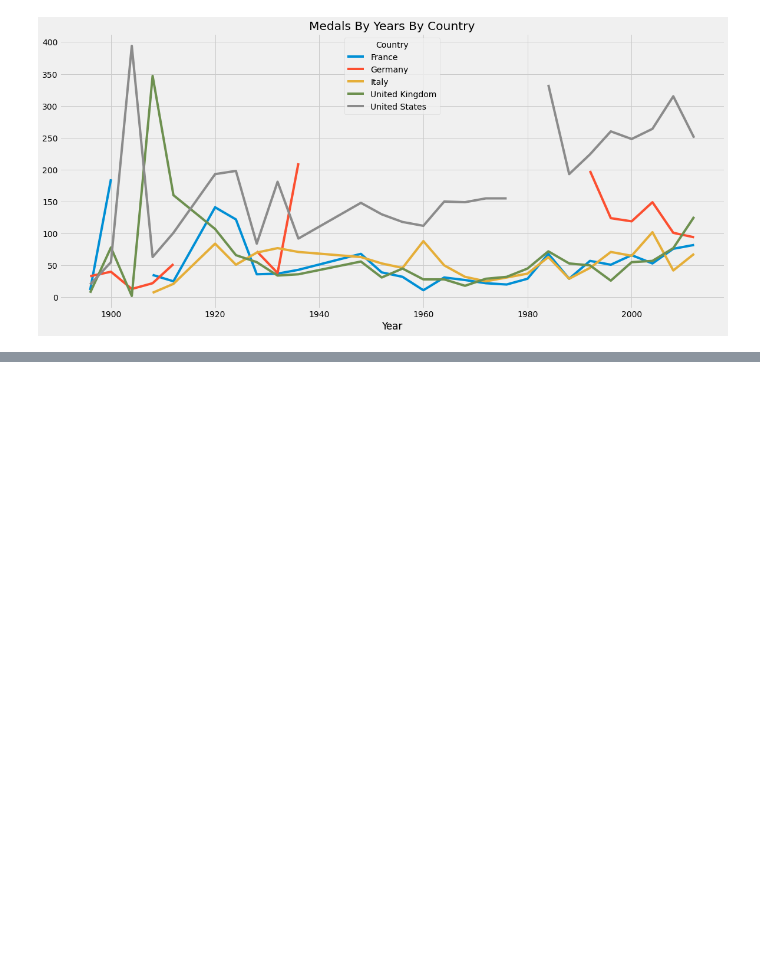
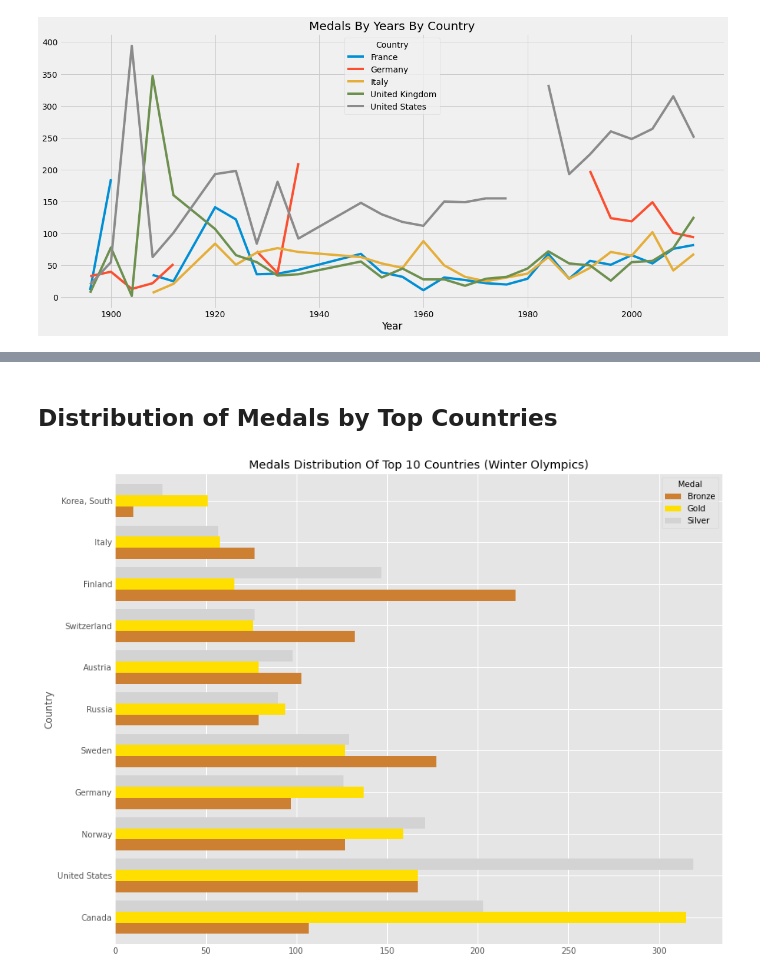
Before and after one commit to JoshuaOmondi/COVID-19, a Jupyter notebook: GREAT_OLYMPIANS_EDA.ipynb, the cells around one changed output, grey strips where cells are left out. Cells and saved outputs as stored; diff of their text form; code cells hidden in the pictures; blank space fills up the shorter version.

```diff
--- a/GREAT_OLYMPIANS_EDA.ipynb
+++ b/GREAT_OLYMPIANS_EDA.ipynb
@@ -202,0 +243,9 @@ The Highest Decorated Female Athlete is:  Merlene Ottey with:  176  first place
+# %%
+# Medal count by athelete
+winter=winter.merge(country_data,left_on='Country',right_on='Code',how='left')
+winter=winter[['Year','City','Sport','Discipline','Athlete','Country_x','Gender','Event','Medal','Country_y']]
+winter.columns=['Year','City','Sport','Discipline','Athlete','Code','Gender','Event','Medal','Country']
+medals=winter.groupby(['Athlete','Medal'])['Sport'].count().reset_index().sort_values(by='Sport',ascending=False)
+medals=medals.drop_duplicates(subset=['Medal'],keep='first')
+medals.columns=[['Athlete','Medal','Count']]
+medals
@@ -202,0 +268,13 @@ The Highest Decorated Female Athlete is:  Merlene Ottey with:  176  first place
+# %% [markdown]
+## **Distribution of Medals by Top Countries**
+# %%
+medals_country=winter.groupby(['Country','Medal'])['Gender'].count().reset_index().sort_values(by='Gender',ascending=False)
+medals_country=medals_country.pivot('Country','Medal','Gender').fillna(0)
+top=medals_country.sort_values(by='Gold',ascending=False)[:11]
+top.plot.barh(width=0.8,color=['#CD7F32','#FFDF00','#D3D3D3'])
+fig=plt.gcf()
+fig.set_size_inches(12,10)
+plt.title('Medals Distribution Of Top 10 Countries (Winter Olympics)')
+plt.show()
+# %% [output]
+[figure, added]
```
Also changed, not shown: parts of 19 cells of this notebook.
